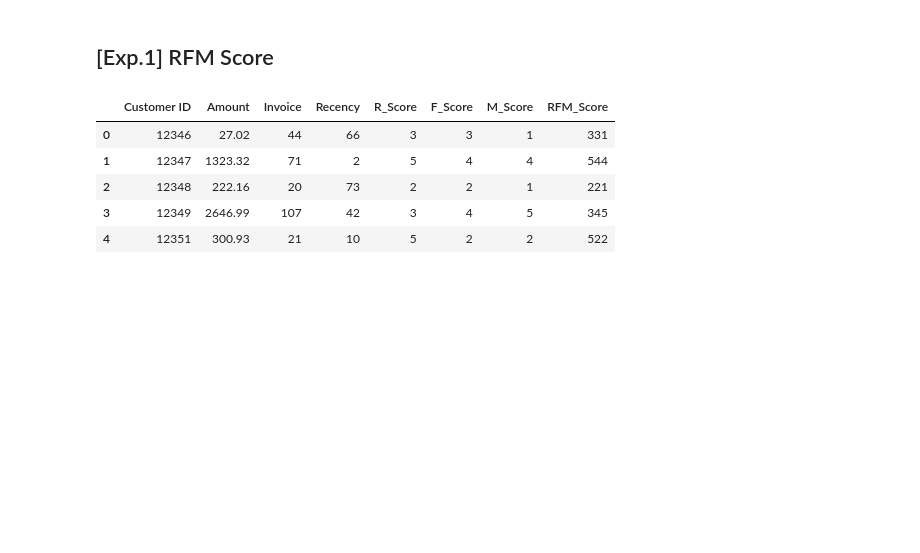
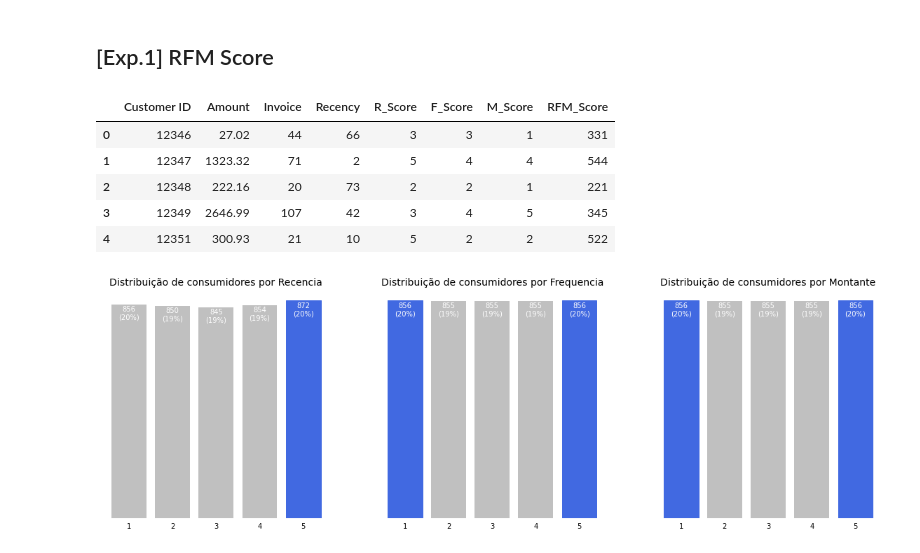
Before and after one commit to wander-asb/Customer_Segmentation, a Jupyter notebook: Segmentação_de_consumidores.ipynb, the cells around one changed output. Drawn from its saved outputs; the diff is of its cells as text; code cells hidden in the pictures; blank space fills up the shorter version.

```diff
--- a/Segmentação_de_consumidores.ipynb
+++ b/Segmentação_de_consumidores.ipynb
@@ -157,4 +166,32 @@ rfm_dataframe.head()
 | 2 | 12348 | 222.16 | 20 | 73 | 2 | 2 | 1 | 221 |
 | 3 | 12349 | 2646.99 | 107 | 42 | 3 | 4 | 5 | 345 |
 | 4 | 12351 | 300.93 | 21 | 10 | 5 | 2 | 2 | 522 |
+# %%
+# plot the distribution of customers over R and F
+fig, axes = plt.subplots(nrows=1, ncols=3, figsize=(20, 6))
+
+for i, p in enumerate(['R_Score', 'F_Score','M_Score']):
+    parameters = {'R_Score':'Recencia', 'F_Score':'Frequencia', 'M_Score':'Montante'}
+    y = rfm_dataframe[p].value_counts().sort_index()
+    x = y.index
+    ax = axes[i]
+    bars = ax.bar(x, y, color='silver')
+    ax.set_frame_on(False)
+    ax.tick_params(left=False, labelleft=False, bottom=False)
+    ax.set_title('Distribuição de consumidores por {}'.format(parameters[p]),
+                fontsize=14)
+    for bar in bars:
+        value = bar.get_height()
+        if value == y.max():
+            bar.set_color('royalblue')
+        ax.text(bar.get_x() + bar.get_width() / 2,
+                value - 5,
+                '{}\n({}%)'.format(int(value), int(value * 100 / y.sum())),
+               ha='center',
+               va='top',
+               color='w')
+
+plt.show()
+# %% [output]
+[figure, added]
 # %%
```
Also changed, not shown: parts of 5 cells of this notebook.
